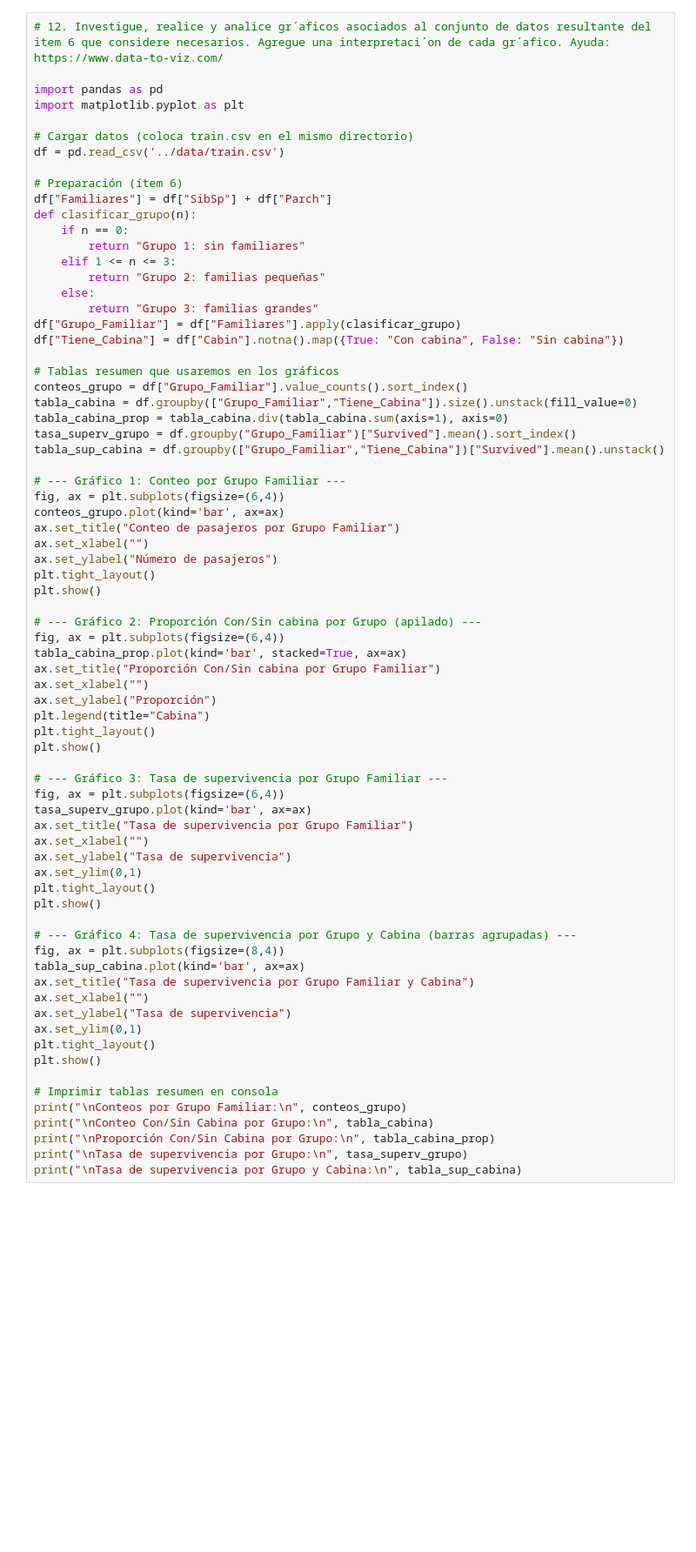
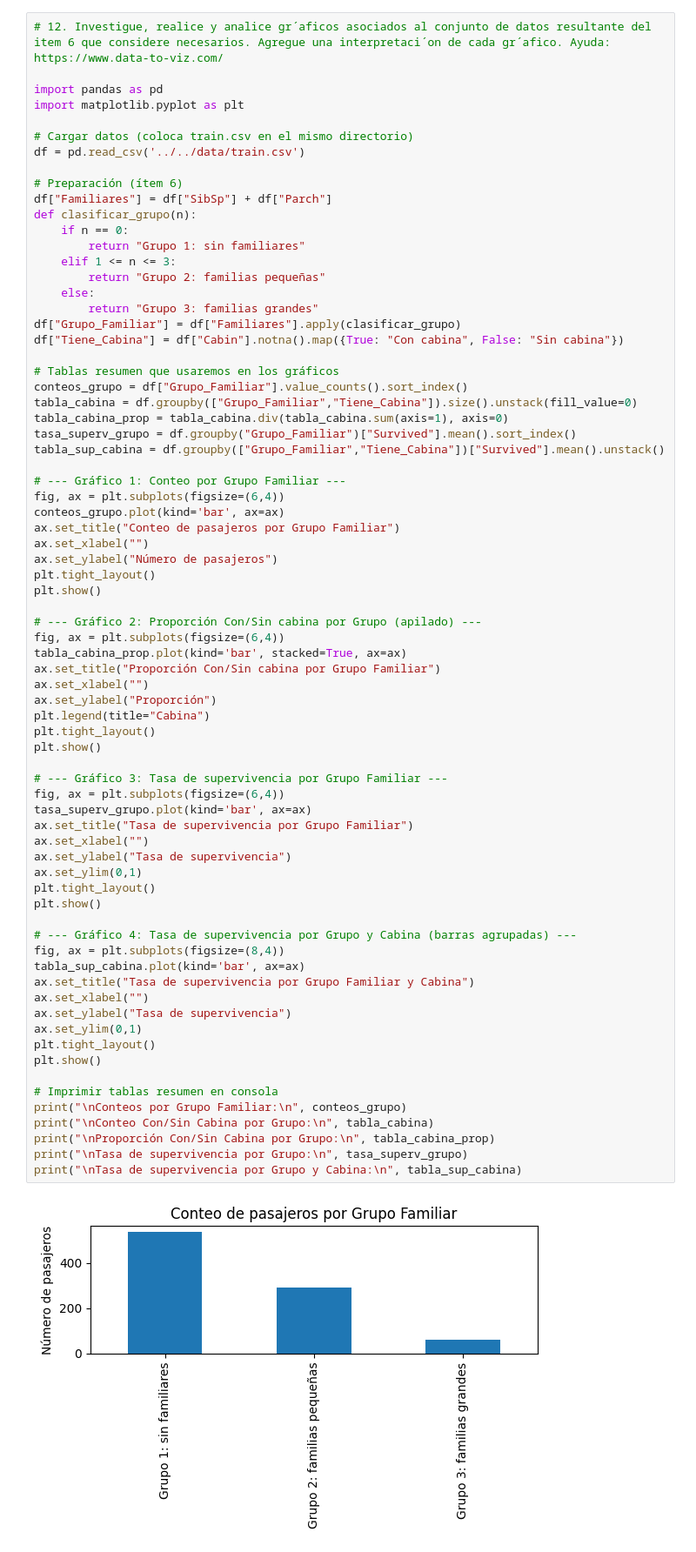
Before and after one commit to williammarin0212/titanic-pandas-proyecto, a Jupyter notebook: outputs/graficos/12.ipynb, the cells around one changed output. Shown: that part at 87% size. Cells and saved outputs as stored; diff of their text form; blank space fills up the shorter version.

```diff
--- a/outputs/graficos/12.ipynb
+++ b/outputs/graficos/12.ipynb
@@ -5,7 +5,7 @@ import pandas as pd
 import matplotlib.pyplot as plt
 
 # Cargar datos (coloca train.csv en el mismo directorio)
-df = pd.read_csv('../data/train.csv')
+df = pd.read_csv('../../data/train.csv')
 
 # Preparación (ítem 6)
 df["Familiares"] = df["SibSp"] + df["Parch"]
@@ -44,30 +44,32 @@ ax.set_ylabel("Proporción")
 plt.legend(title="Cabina")
 plt.tight_layout()
 plt.show()
 
 # --- Gráfico 3: Tasa de supervivencia por Grupo Familiar ---
 fig, ax = plt.subplots(figsize=(6,4))
 tasa_superv_grupo.plot(kind='bar', ax=ax)
 ax.set_title("Tasa de supervivencia por Grupo Familiar")
 ax.set_xlabel("")
 ax.set_ylabel("Tasa de supervivencia")
 ax.set_ylim(0,1)
 plt.tight_layout()
 plt.show()
 
 # --- Gráfico 4: Tasa de supervivencia por Grupo y Cabina (barras agrupadas) ---
 fig, ax = plt.subplots(figsize=(8,4))
 tabla_sup_cabina.plot(kind='bar', ax=ax)
 ax.set_title("Tasa de supervivencia por Grupo Familiar y Cabina")
 ax.set_xlabel("")
 ax.set_ylabel("Tasa de supervivencia")
 ax.set_ylim(0,1)
 plt.tight_layout()
 plt.show()
 
 # Imprimir tablas resumen en consola
 print("\nConteos por Grupo Familiar:\n", conteos_grupo)
 print("\nConteo Con/Sin Cabina por Grupo:\n", tabla_cabina)
 print("\nProporción Con/Sin Cabina por Grupo:\n", tabla_cabina_prop)
 print("\nTasa de supervivencia por Grupo:\n", tasa_superv_grupo)
 print("\nTasa de supervivencia por Grupo y Cabina:\n", tabla_sup_cabina)
+# %% [output]
+[figure, added]
```
Also changed, not shown: parts of 1 cell of this notebook, 7 other files.
